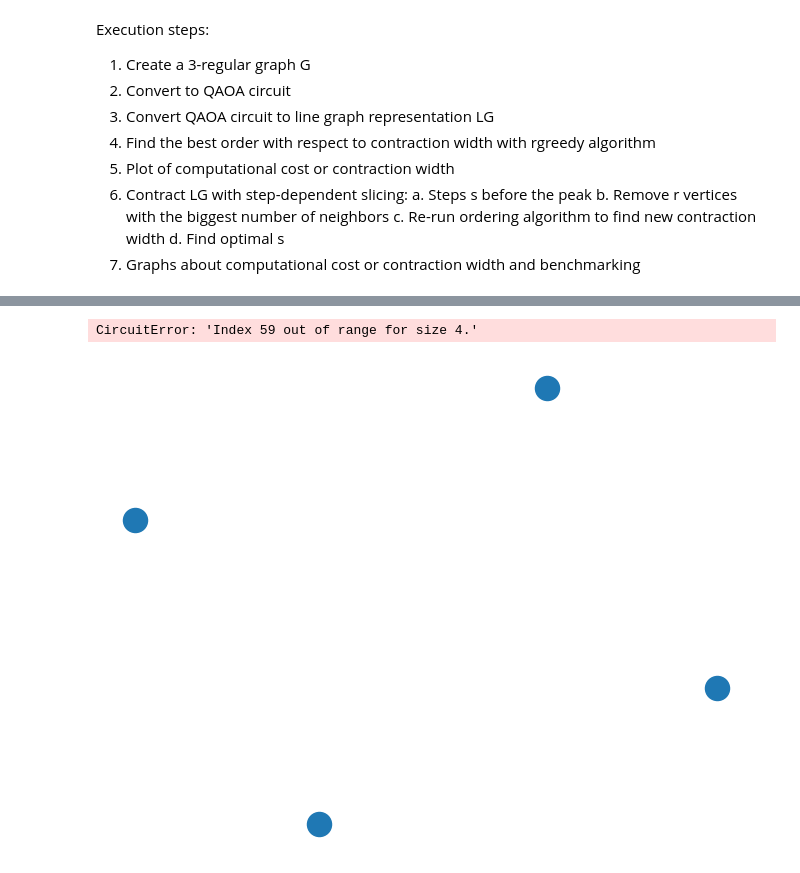
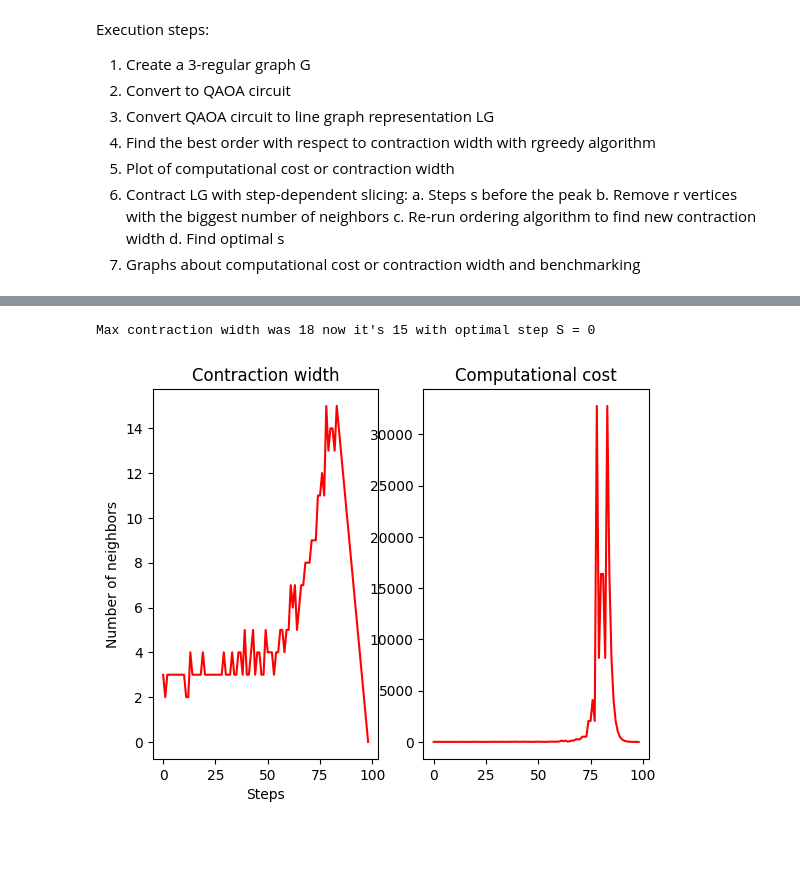
Before and after one commit to richardm1234/stepDependentSlicing_AQC, a Jupyter notebook: demo.ipynb, the cells around one changed output, grey strips where cells are left out. Cells and saved outputs as stored; diff of their text form; code cells hidden in the pictures; blank space fills up the shorter version.

Commit message:
findOptimalS finds a reduction in contraction width and optimalS now actually

```diff
--- a/demo.ipynb
+++ b/demo.ipynb
@@ -28,10 +28,7 @@ graph.plotNeighbors(neighbors)
 # %%
-circuit = graph.createExampleCircuit(G)
-circuit.draw('mpl')
+newOrder, newCWidth, newWidths, optimalS = graph.findOptimalS(G, neighbors, order)
+print(f"Max contraction width was {width} now it's {newCWidth} with optimal step S = {optimalS}")
+graph.plotNeighbors(newWidths)
 # %% [output]
-CircuitError: 'Index 59 out of range for size 4.'
+Max contraction width was 18 now it's 15 with optimal step S = 0
+[figure, added]
-# %%
-LG = graph.convertToLineGraph(circuit)
-nx.draw(LG)
-# %% [output]
-[figure, removed]
```
Also changed, not shown: parts of 2 cells of this notebook, 1 other file.
